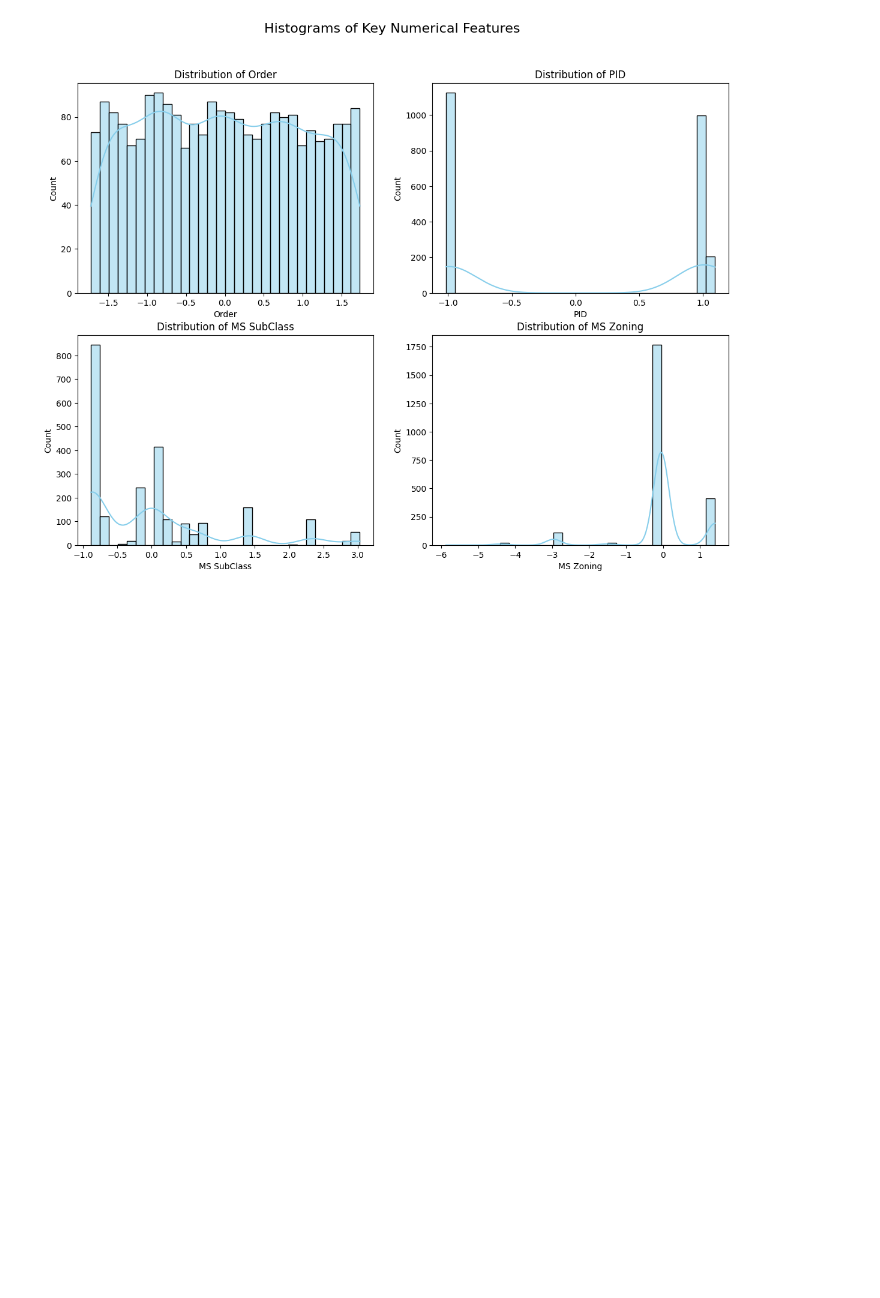
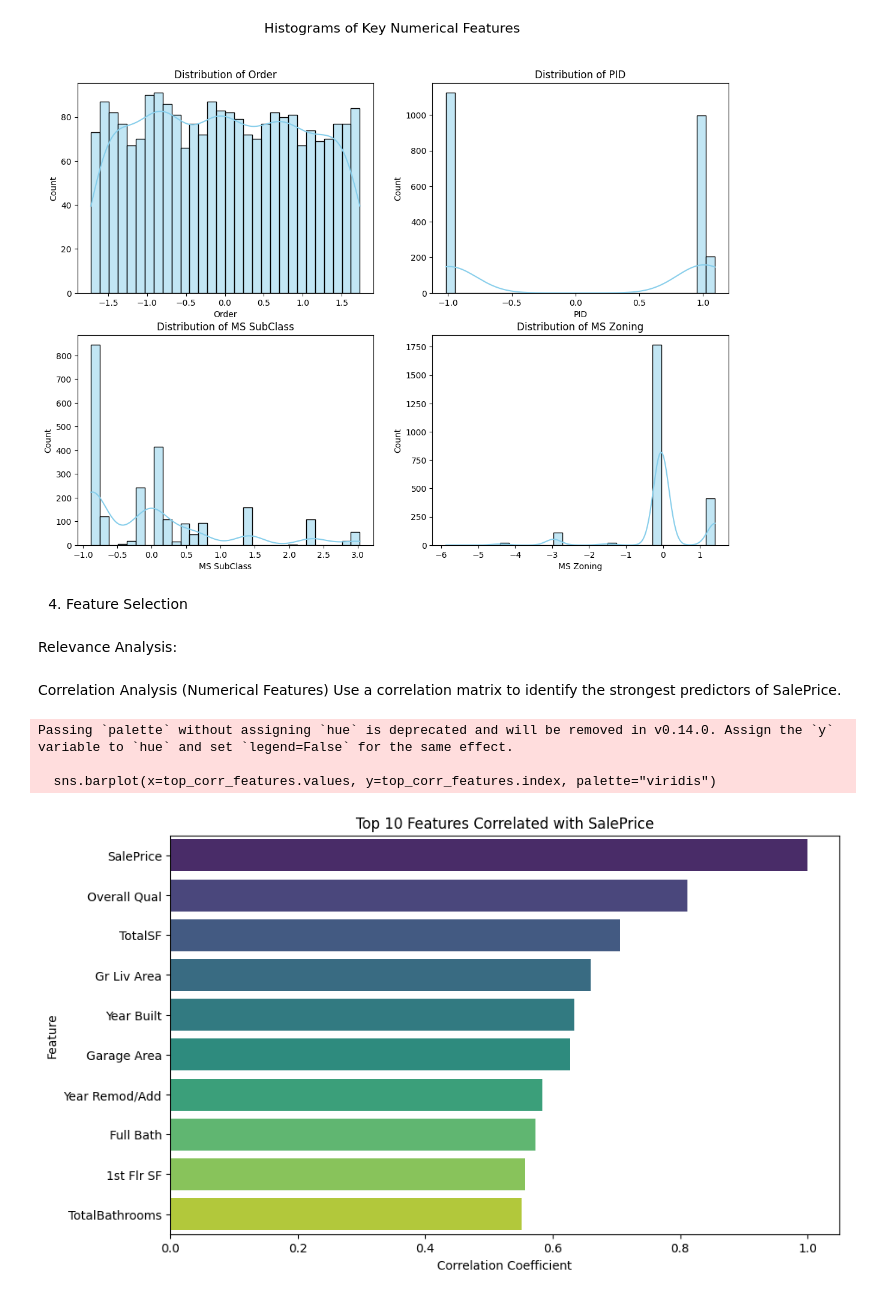
Before and after one commit to aanjalii2/DA, a Jupyter notebook: Task.ipynb, the cells around one changed output. Saved outputs shown, nothing was run; the diff lists cells and outputs as text; code cells hidden in the pictures; blank space fills up the shorter version.

```diff
--- a/Task.ipynb
+++ b/Task.ipynb
@@ -752,3 +785,27 @@ for ax, feature in zip(axes.flatten(), num_cols):
     ax.set_ylabel('Count')
 # %% [output]
 [figure]
+# %% [markdown]
+4. Feature Selection
+# %% [markdown]
+Relevance Analysis:
+# %% [markdown]
+Correlation Analysis (Numerical Features)
+Use a correlation matrix to identify the strongest predictors of SalePrice.
+# %%
+# Correlation matrix with SalePrice
+correlation_matrix = df.corr(numeric_only=True)
+top_corr_features = correlation_matrix['SalePrice'].sort_values(ascending=False).head(10)
+
+# Plotting top correlations
+plt.figure(figsize=(10, 6))
+sns.barplot(x=top_corr_features.values, y=top_corr_features.index, palette="viridis")
+plt.title("Top 10 Features Correlated with SalePrice")
+plt.xlabel("Correlation Coefficient")
+plt.ylabel("Feature")
+plt.show()
+# %% [output]
+Passing `palette` without assigning `hue` is deprecated and will be removed in v0.14.0. Assign the `y` variable to `hue` and set `legend=False` for the same effect.
+
+  sns.barplot(x=top_corr_features.values, y=top_corr_features.index, palette="viridis")
+[figure, added]
```
Also changed, not shown: parts of 18 cells of this notebook.
